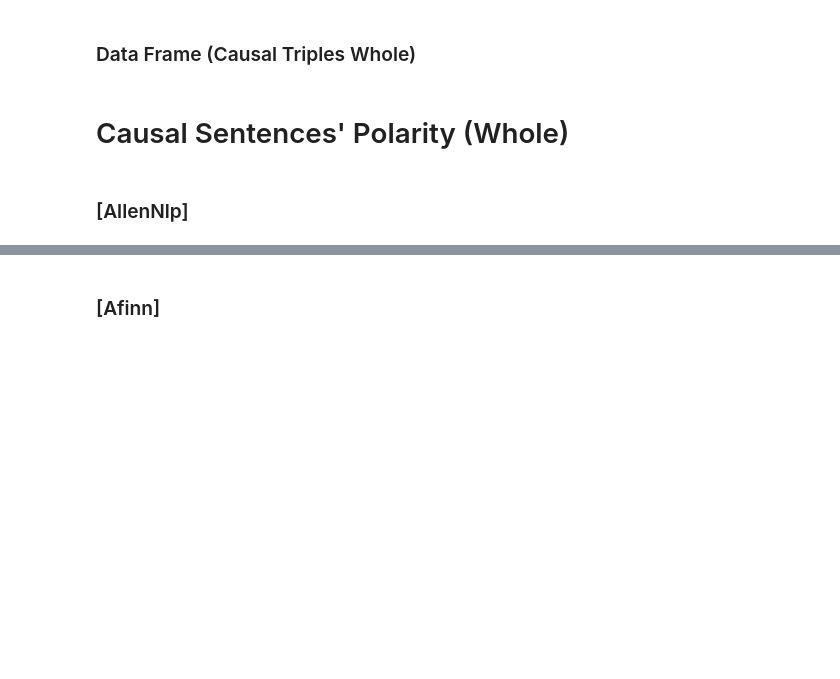
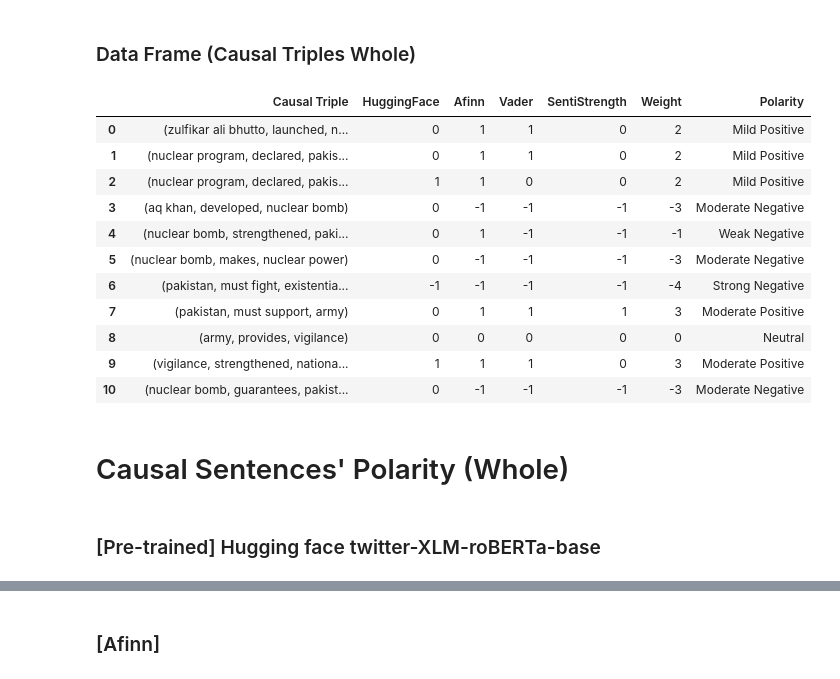
Before and after one commit to solatjabeen/causal-graph-acquisition, a Jupyter notebook: [V1.1SecondPart_NeuralCoref+pruning]CausalGraphAquisition.ipynb, the cells around one changed output, grey strips where cells are left out. Drawn from its saved outputs; the diff is of its cells as text; code cells hidden in the pictures; blank space fills up the shorter version.

```diff
--- a/[V1.1SecondPart_NeuralCoref+pruning]CausalGraphAquisition.ipynb
+++ b/[V1.1SecondPart_NeuralCoref+pruning]CausalGraphAquisition.ipynb
@@ -892,15 +997,17 @@ for causalSentence, polarity  in zip(causalTriples, allen):
 # %% [markdown]
 ### [Afinn]
 # %%
+#https://darenr.github.io/afinn/
 #https://www.geeksforgeeks.org/python-sentiment-analysis-using-affin/
 
-#output (Pos,neg,neural)
+# returns score as output in the range [-5,5]
+# mapped to (1,0,-1) -> (pos, neutral, neg)
 
 afinn = []
-for sent in causalTriples:
+for sent in dagCauseTriples:
     #print(str(sent))
     score = afn.score(str(sent))
-    #print(score)
+    # print(score)
     if score > 0:
         #print('positive')
         afinn.append(1)
@@ -911,5 +1018,5 @@ for sent in causalTriples:
         #print('neutral')
         afinn.append(0)
 
-for causalSentence, polarity  in zip(causalTriples, afinn):
+for causalSentence, polarity  in zip(dagCauseTriples, afinn):
     print(causalSentence, polarity)
@@ -953,23 +1101,26 @@ for causalSentence, polarity  in zip(causalTriples, vader):
 #https://pypi.org/project/sentistrength/
 #http://sentistrength.wlv.ac.uk/results.php?text=pakistan+must+support+army+and+aq+khan.&submit=Detect+Sentiment&result=trinary
 #https://professorkhan.com/2019/03/29/sentiment-analysis-with-sentistrength/
-#output (Pos,neg)
+
+# returns score as output in the range [-4,4]
+# mapped to (1,0,-1) -> (pos, neutral, neg)
 
 sentiStrength = []
 
-for sent in causalTriples:
+for sent in dagCauseTriples:
     #print(sent)
-    result = senti.getSentiment(str(sent), score='binary')
-    #print(result)
+    result = senti.getSentiment(str(sent), score='scale')
+    # print(result)
 
-    if result[0]==1:
+    if result[0] > 0:
         #print('Positive')
         sentiStrength.append(1)
-    elif result[0]==-1:
+    elif result[0] < 0:
         sentiStrength.append(-1)
         #print('Negative')
-    #else:
+    else:
+        sentiStrength.append(0)
     #    print('Neutral')
 
-for causalSentence, polarity  in zip(causalTriples, sentiStrength):
+for causalSentence, polarity  in zip(dagCauseTriples, sentiStrength):
     print(causalSentence, polarity)
@@ -978,7 +1182,7 @@ for causalSentence, polarity  in zip(causalTriples, sentiStrength):
 # %%
 #df2 = pd.DataFrame([[38.0, 2.0, 18.0, 22.0, 21, 0,0],[19, 439, 6, 452, 226,232,0]],columns=['Causal Sentence','AllenNlp','Afinn','Vader','SentiStrength','Weight','Polarity'])
 
-df2 = pd.DataFrame(list(zip(causalTriples, allen, afinn, vader,sentiStrength)), columns =['Causal Triple', 'AllenNLP','Afinn','Vader','SentiStrength'])
+df2 = pd.DataFrame(list(zip(dagCauseTriples, allen, afinn, vader,sentiStrength)), columns =['Causal Triple', 'HuggingFace','Afinn','Vader','SentiStrength'])
 df2["Weight"] = df2.sum(axis=1)
 
 sentPolarity = []
@@ -993,34 +1197,45 @@ for index, row in df2.iterrows():
     if weight is -4:
         sentPolarity.append('Strong Negative')
         #print('Strong Negative')
     elif weight is -3:
         sentPolarity.append('Moderate Negative')
         #print('Moderate Negative')
     elif weight is -2:
         sentPolarity.append('Mild Negative')
         #print('Mild Negative')
     elif weight is -1:
         sentPolarity.append('Weak Negative')
         #print('Weak Negative')
     elif weight is 0:
         sentPolarity.append('Neutral')
         #print('Neutral')
     elif weight is 4:
         sentPolarity.append('Strong Positive')
         #print('Strong Positive')
     elif weight is 3:
         sentPolarity.append('Moderate Positive')
         #print('Moderate Positive')
     elif weight is 2:
         sentPolarity.append('Mild Positive')
         #print('Mild Positive')
     elif weight is 1:
         sentPolarity.append('Weak Positive')
         #print('Weak Positive')
 
 df2["Polarity"] = sentPolarity
 df2.style
+# %% [output]
+|  | Causal Triple | HuggingFace | Afinn | Vader | SentiStrength | Weight | Polarity |
+| 0 | (zulfikar ali bhutto, launched, n... | 0 | 1 | 1 | 0 | 2 | Mild Positive |
+| 1 | (nuclear program, declared, pakis... | 0 | 1 | 1 | 0 | 2 | Mild Positive |
+| 2 | (nuclear program, declared, pakis... | 1 | 1 | 0 | 0 | 2 | Mild Positive |
+| 3 | (aq khan, developed, nuclear bomb) | 0 | -1 | -1 | -1 | -3 | Moderate Negative |
+| 4 | (nuclear bomb, strengthened, paki... | 0 | 1 | -1 | -1 | -1 | Weak Negative |
+| 5 | (nuclear bomb, makes, nuclear power) | 0 | -1 | -1 | -1 | -3 | Moderate Negative |
+| 6 | (pakistan, must fight, existentia... | -1 | -1 | -1 | -1 | -4 | Strong Negative |
+| 7 | (pakistan, must support, army) | 0 | 1 | 1 | 1 | 3 | Moderate Positive |
+| 8 | (army, provides, vigilance) | 0 | 0 | 0 | 0 | 0 | Neutral |
+| 9 | (vigilance, strengthened, nationa... | 1 | 1 | 1 | 0 | 3 | Moderate Positive |
+| 10 | (nuclear bomb, guarantees, pakist... | 0 | -1 | -1 | -1 | -3 | Moderate Negative |
 # %% [markdown]
 # Causal Sentences' Polarity (Whole)
-# %% [markdown]
-### [AllenNlp]
@@ -1050,0 +1242,2 @@ def Allen_sents_SentLevel(causalSentences):
+# %% [markdown]
+### [Pre-trained] Hugging face twitter-XLM-roBERTa-base
```
Also changed, not shown: parts of 103 cells of this notebook, 16 other files.
